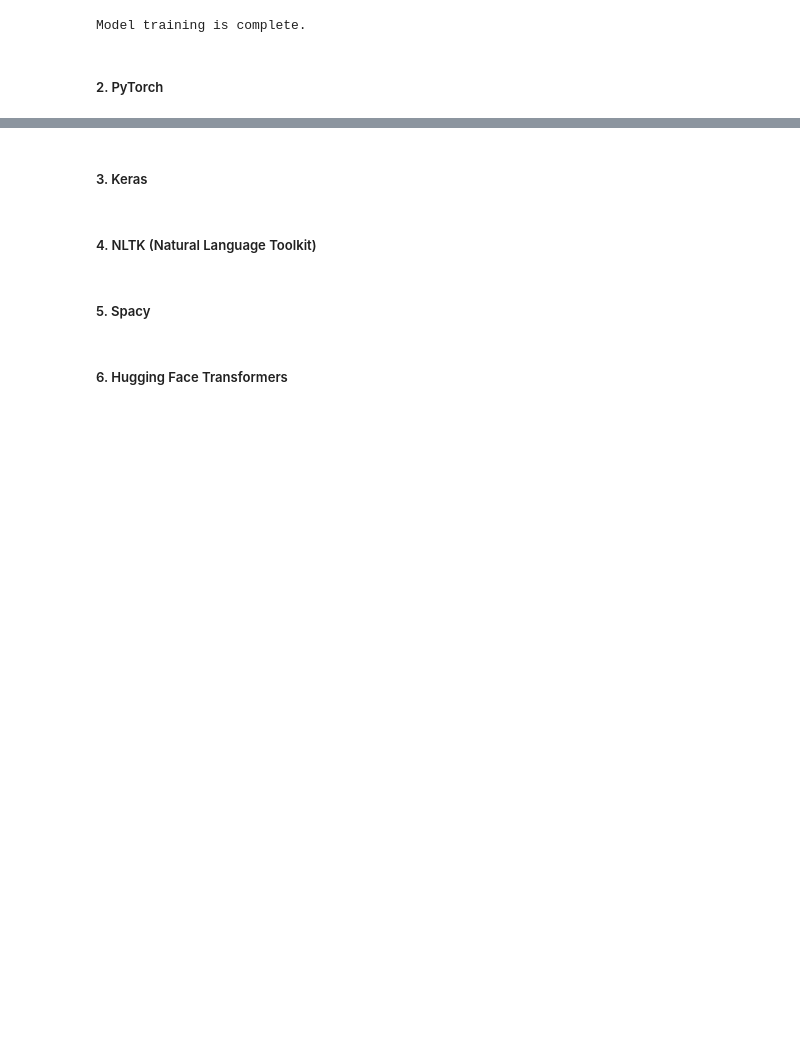
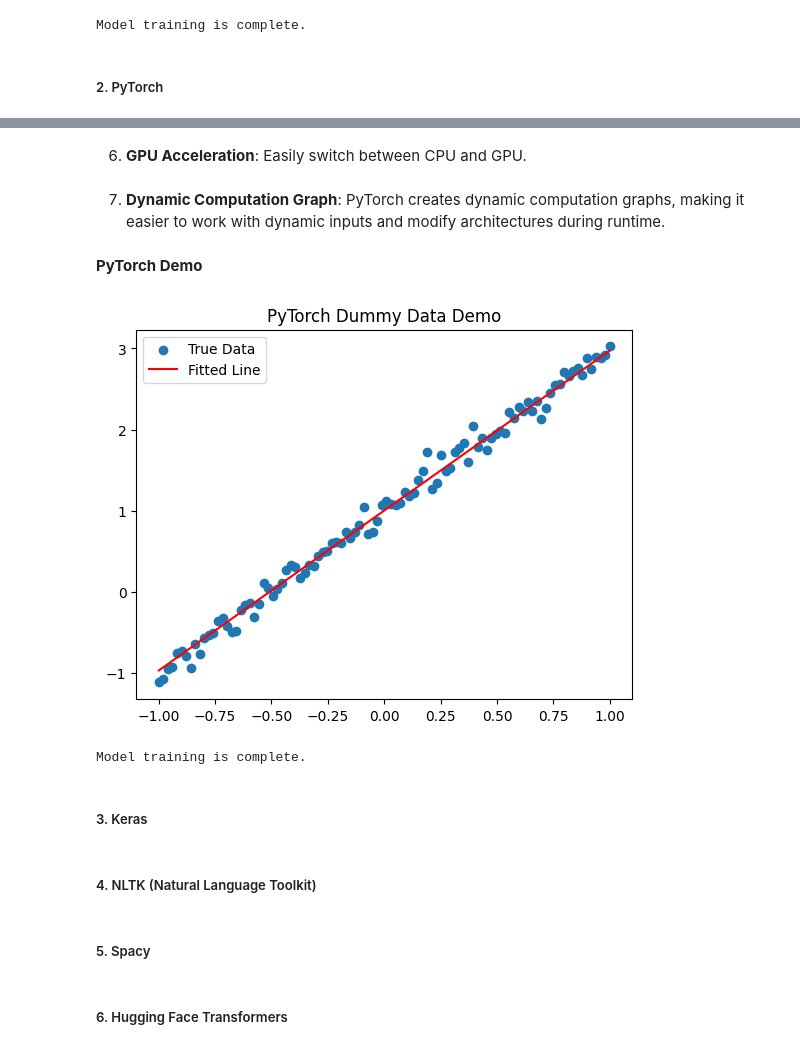
Before and after one commit to natapone/learning_ai_by_coding, a Jupyter notebook: 3-1_DL_fundamental.ipynb, the cells around one changed output, grey strips where cells are left out. Cells and saved outputs as stored; diff of their text form; code cells hidden in the pictures; blank space fills up the shorter version.

Commit message:
PyTorch

```diff
--- a/3-1_DL_fundamental.ipynb
+++ b/3-1_DL_fundamental.ipynb
@@ -246,0 +264,7 @@ Model training is complete.
+# %%
+import torch.nn as nn
+model = nn.Sequential(
+    nn.Linear(1, 128),
+    nn.ReLU(),
+    nn.Linear(128, 1)
+)
@@ -246,0 +273,11 @@ Model training is complete.
+# %%
+import torch.optim as optim
+optimizer = optim.Adam(model.parameters(), lr=0.001)
+criterion = nn.MSELoss()
+
+for epoch in range(50):
+    optimizer.zero_grad()
+    output = model(x_train)
+    loss = criterion(output, y_train)
+    loss.backward()
+    optimizer.step()
@@ -246,0 +289,2 @@ Model training is complete.
+# %% [markdown]
+6. **GPU Acceleration**: Easily switch between CPU and GPU.
@@ -247,3 +294,62 @@ Model training is complete.
+# %% [markdown]
+7. **Dynamic Computation Graph**: PyTorch creates dynamic computation graphs, making it easier to work with dynamic inputs and modify architectures during runtime.
+# %% [markdown]
+**PyTorch Demo**
+# %%
+import torch
+import torch.nn as nn
+import torch.optim as optim
+import matplotlib.pyplot as plt
+
+# Generate dummy data
+torch.manual_seed(0)
+x_train = torch.linspace(-1, 1, 100).reshape(-1, 1)
+y_train = 2 * x_train + 1 + 0.1 * torch.randn(x_train.size())
+
+# Define the model as a simple linear regression (y = ax + b)
+class SimpleLinearModel(nn.Module):
+    def __init__(self):
+        super(SimpleLinearModel, self).__init__()
+        self.linear = nn.Linear(1, 1)
+
+    def forward(self, x):
+        return self.linear(x)
+
+model = SimpleLinearModel()
+
+# Loss and optimizer
+criterion = nn.MSELoss()
+optimizer = optim.Adam(model.parameters(), lr=0.01)
+
+# Training loop
+for epoch in range(500):
+    model.train()
+    optimizer.zero_grad()
+
+    # Forward pass
+    y_pred = model(x_train)
+
+    # Compute loss
+    loss = criterion(y_pred, y_train)
+
+    # Backward pass and optimization
+    loss.backward()
+    optimizer.step()
+
+# Make predictions
+y_pred = model(x_train).detach().numpy()
+
+# Plot the results
+plt.scatter(x_train, y_train, label='True Data')
+plt.plot(x_train, y_pred, label='Fitted Line', color='red')
+plt.legend()
+plt.title("PyTorch Dummy Data Demo")
+plt.show()
+
+print("Model training is complete.")
+# %% [output]
+[figure, added]
+Model training is complete.
 # %% [markdown]
 ##### 3. Keras
 # %% [markdown]
```
Also changed, not shown: parts of 14 cells of this notebook.
